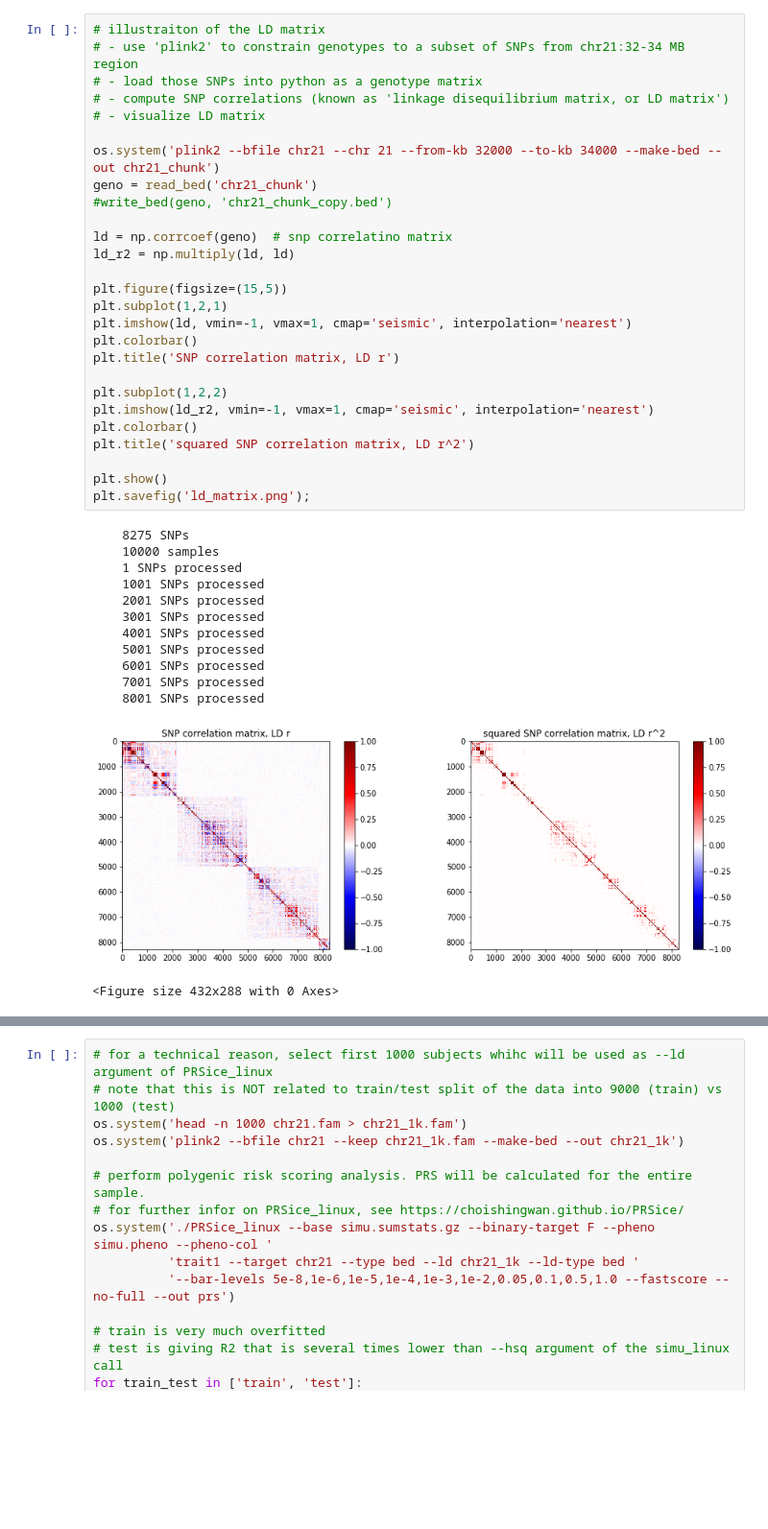
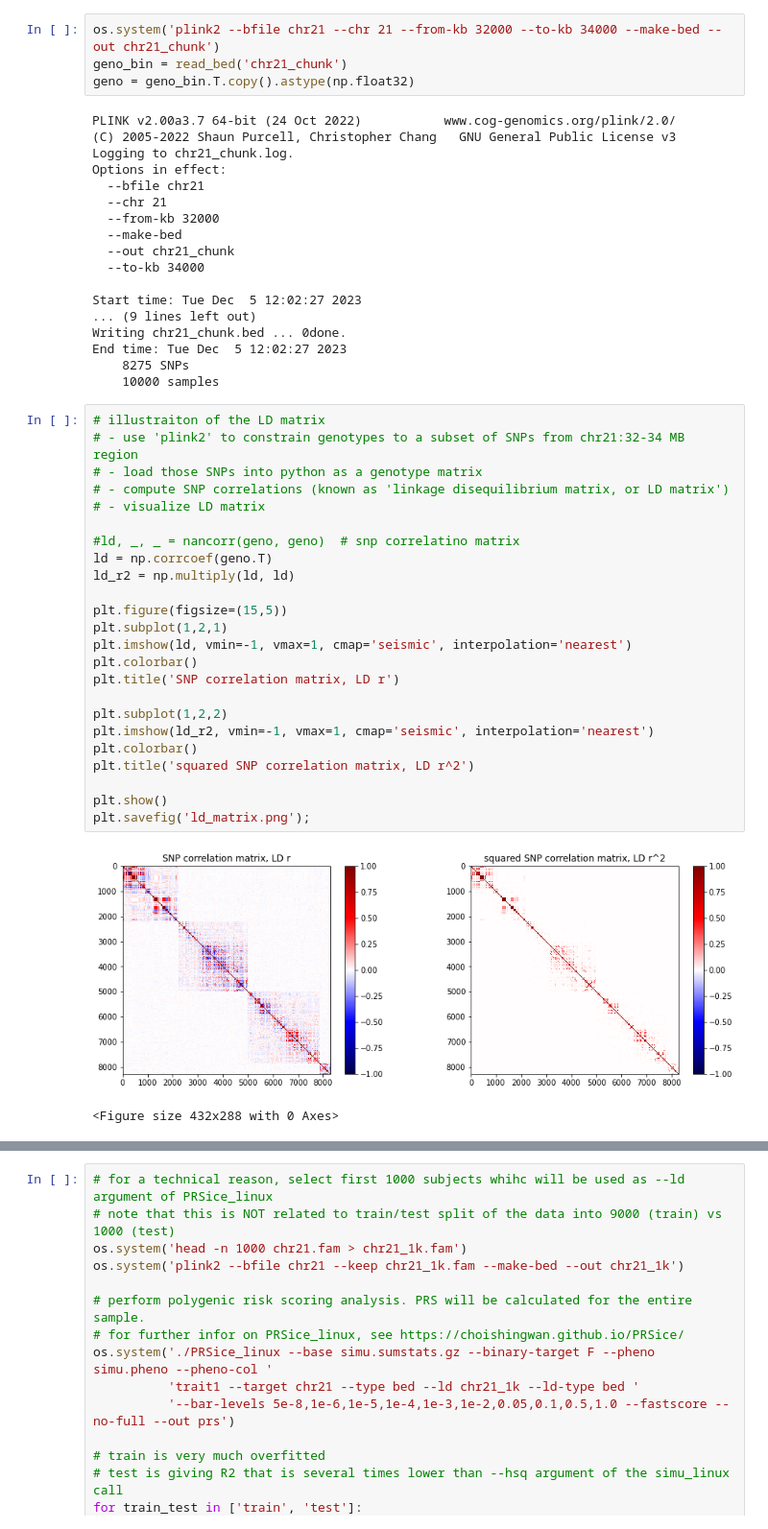
Before and after one commit to ofrei/gwas101, a Jupyter notebook: gwas101.ipynb, the cells around one changed output, grey strips where cells are left out. Shown at 96% size. Cells and saved outputs as stored; diff of their text form; blank space fills up the shorter version.

```diff
--- a/gwas101.ipynb
+++ b/gwas101.ipynb
@@ -31,47 +33,55 @@ if not os.path.exists('simu_linux'):
 if not os.path.exists('PRSice_linux'):
     os.system('wget https://github.com/choishingwan/PRSice/releases/download/2.3.5/PRSice_linux.zip')
     os.system('unzip PRSice_linux.zip')
+# %%
+os.system('plink2 --bfile chr21 --chr 21 --from-kb 32000 --to-kb 34000 --make-bed --out chr21_chunk')
+geno_bin = read_bed('chr21_chunk')
+geno = geno_bin.T.copy().astype(np.float32)
+# %% [output]
+PLINK v2.00a3.7 64-bit (24 Oct 2022)           www.cog-genomics.org/plink/2.0/
+(C) 2005-2022 Shaun Purcell, Christopher Chang   GNU General Public License v3
+Logging to chr21_chunk.log.
+Options in effect:
+  --bfile chr21
+  --chr 21
+  --from-kb 32000
+  --make-bed
+  --out chr21_chunk
+  --to-kb 34000
+
+Start time: Tue Dec  5 12:02:27 2023
+... (9 lines left out)
+Writing chr21_chunk.bed ... 0done.
+End time: Tue Dec  5 12:02:27 2023
+    8275 SNPs
+    10000 samples
 # %%
 # illustraiton of the LD matrix
 # - use 'plink2' to constrain genotypes to a subset of SNPs from chr21:32-34 MB region
 # - load those SNPs into python as a genotype matrix
 # - compute SNP correlations (known as 'linkage disequilibrium matrix, or LD matrix')
 # - visualize LD matrix
 
-os.system('plink2 --bfile chr21 --chr 21 --from-kb 32000 --to-kb 34000 --make-bed --out chr21_chunk')
-geno = read_bed('chr21_chunk')
-#write_bed(geno, 'chr21_chunk_copy.bed')
-
-ld = np.corrcoef(geno)  # snp correlatino matrix
+#ld, _, _ = nancorr(geno, geno)  # snp correlatino matrix
+ld = np.corrcoef(geno.T)
 ld_r2 = np.multiply(ld, ld)
 
 plt.figure(figsize=(15,5))
 plt.subplot(1,2,1)
 plt.imshow(ld, vmin=-1, vmax=1, cmap='seismic', interpolation='nearest')
 plt.colorbar()
 plt.title('SNP correlation matrix, LD r')
 
 plt.subplot(1,2,2)
 plt.imshow(ld_r2, vmin=-1, vmax=1, cmap='seismic', interpolation='nearest')
 plt.colorbar()
 plt.title('squared SNP correlation matrix, LD r^2')
 
 plt.show()
 plt.savefig('ld_matrix.png');
 # %% [output]
+[figure, new version]
-    8275 SNPs
-    10000 samples
-    1 SNPs processed
-    1001 SNPs processed
-    2001 SNPs processed
-    3001 SNPs processed
-    4001 SNPs processed
-    5001 SNPs processed
-    6001 SNPs processed
-    7001 SNPs processed
-    8001 SNPs processed
+<Figure size 432x288 with 0 Axes>
-[figure, old version]
-<Figure size 432x288 with 0 Axes>
 # %%
 # generate phenotype and GWAS summary statistics, using 9000 out of 10000 subjects available
 # visualize the results as Q-Q and manhattan plots
```
Also changed, not shown: parts of 10 cells of this notebook.
